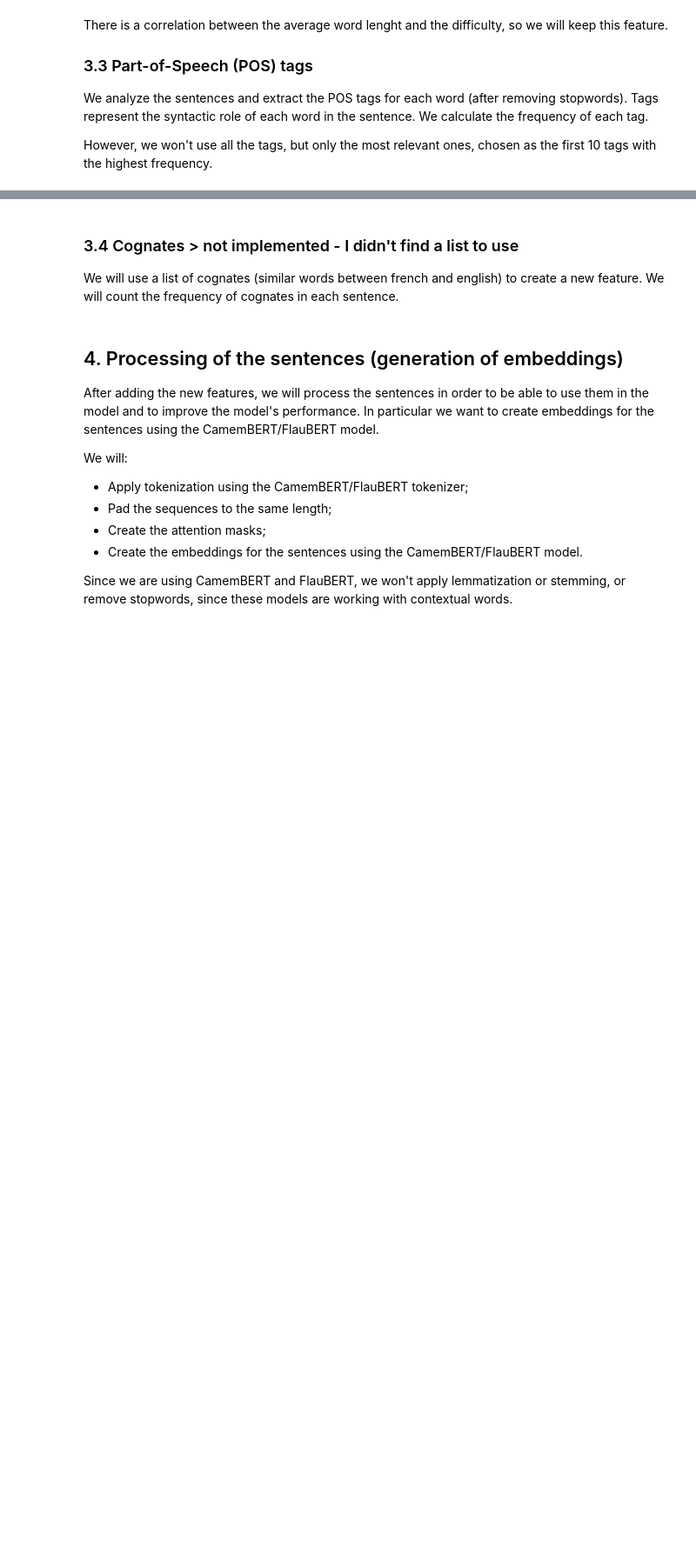
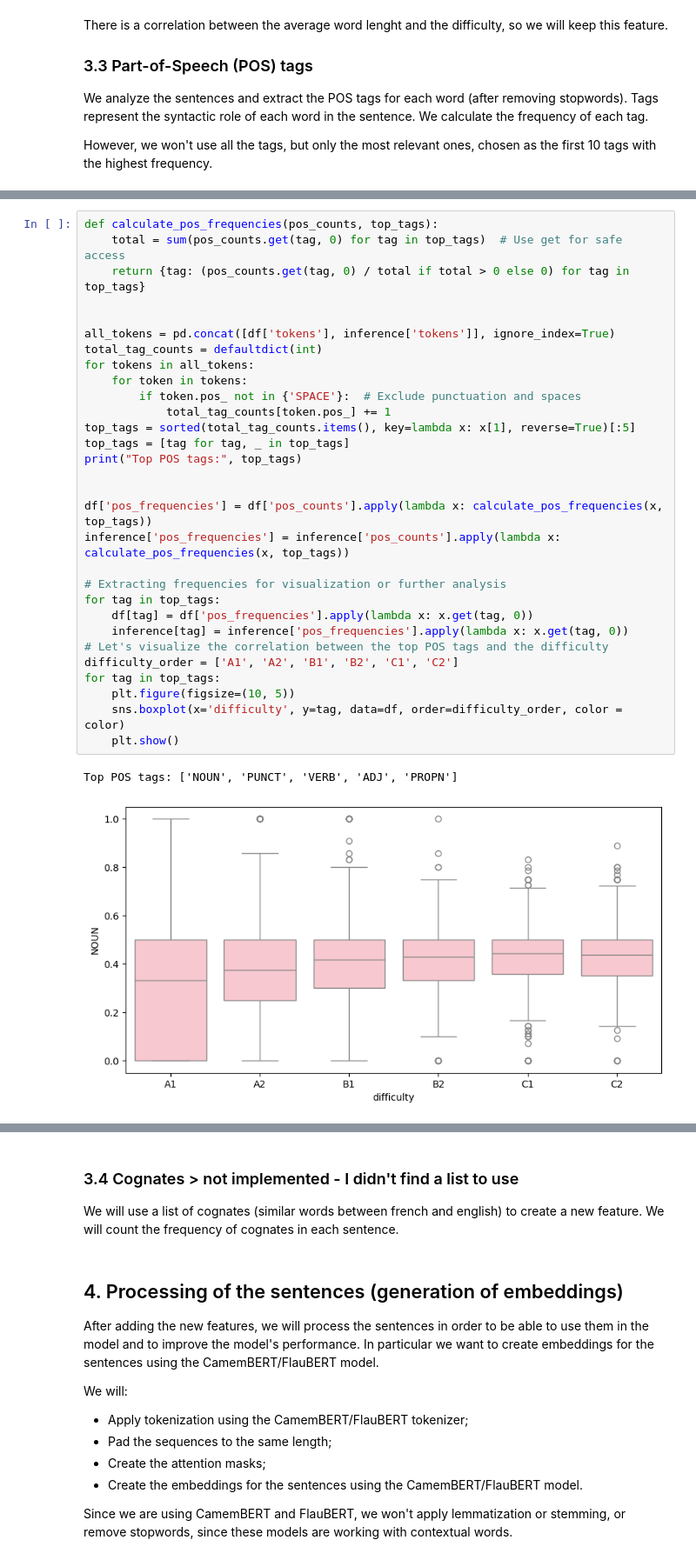
Before and after one commit to BeatriceVaienti/dsml_project, a Jupyter notebook: notebooks/camembert-flaubert.ipynb, the cells around one changed output, grey strips where cells are left out. Shown at 87% size. Saved outputs shown, nothing was run; the diff lists cells and outputs as text; blank space fills up the shorter version.

```diff
--- a/notebooks/camembert-flaubert.ipynb
+++ b/notebooks/camembert-flaubert.ipynb
@@ -193,0 +140,33 @@ Top POS tags: ['NN', 'JJ', 'NNS', ',', '.', 'NNP', 'VBP', 'VBZ', 'DT', 'CD']
+# %%
+def calculate_pos_frequencies(pos_counts, top_tags):
+    total = sum(pos_counts.get(tag, 0) for tag in top_tags)  # Use get for safe access
+    return {tag: (pos_counts.get(tag, 0) / total if total > 0 else 0) for tag in top_tags}
+
+
+all_tokens = pd.concat([df['tokens'], inference['tokens']], ignore_index=True)
+total_tag_counts = defaultdict(int)
+for tokens in all_tokens:
+    for token in tokens:
+        if token.pos_ not in {'SPACE'}:  # Exclude punctuation and spaces
+            total_tag_counts[token.pos_] += 1
+top_tags = sorted(total_tag_counts.items(), key=lambda x: x[1], reverse=True)[:5]
+top_tags = [tag for tag, _ in top_tags]
+print("Top POS tags:", top_tags)
+
+
+df['pos_frequencies'] = df['pos_counts'].apply(lambda x: calculate_pos_frequencies(x, top_tags))
+inference['pos_frequencies'] = inference['pos_counts'].apply(lambda x: calculate_pos_frequencies(x, top_tags))
+
+# Extracting frequencies for visualization or further analysis
+for tag in top_tags:
+    df[tag] = df['pos_frequencies'].apply(lambda x: x.get(tag, 0))
+    inference[tag] = inference['pos_frequencies'].apply(lambda x: x.get(tag, 0))
+# Let's visualize the correlation between the top POS tags and the difficulty
+difficulty_order = ['A1', 'A2', 'B1', 'B2', 'C1', 'C2']
+for tag in top_tags:
+    plt.figure(figsize=(10, 5))
+    sns.boxplot(x='difficulty', y=tag, data=df, order=difficulty_order, color = color)
+    plt.show()
+# %% [output]
+Top POS tags: ['NOUN', 'PUNCT', 'VERB', 'ADJ', 'PROPN']
+[figure, added]
```
Also changed, not shown: parts of 46 cells of this notebook, 2 other files.
